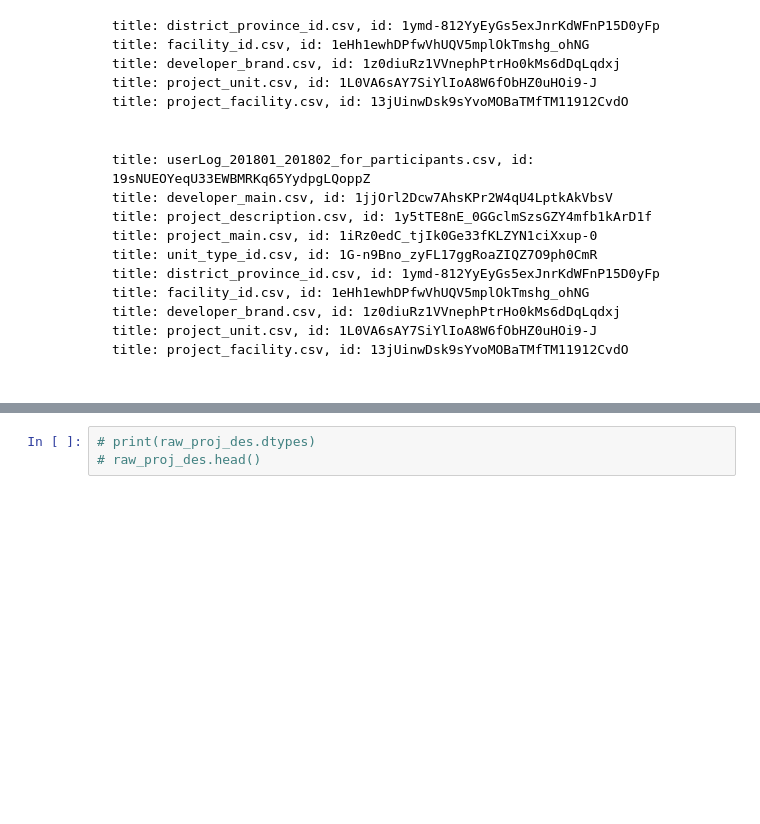
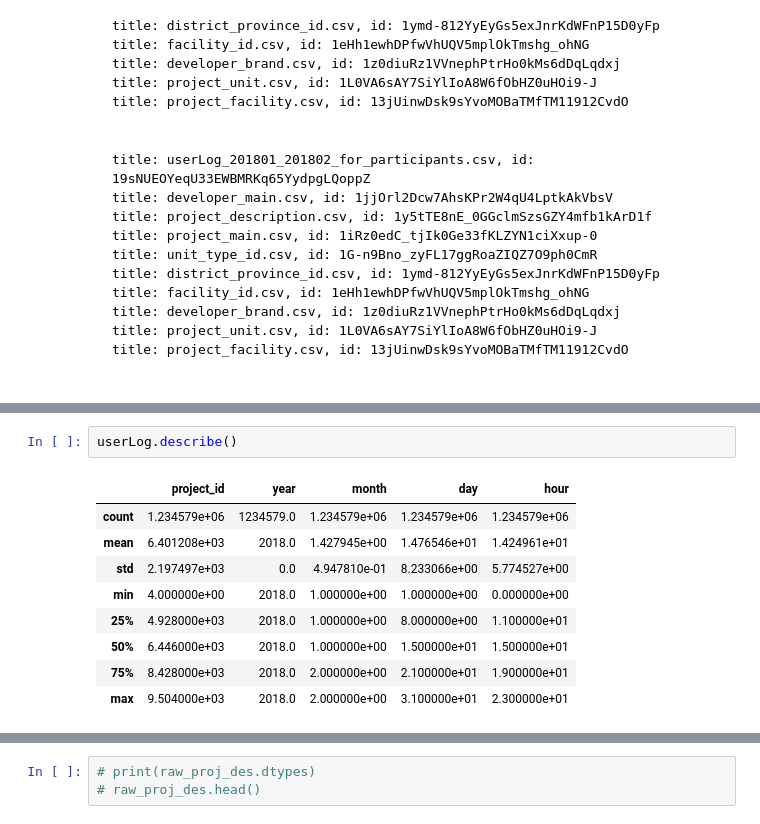
Before and after one commit to Pataweepr/applyML_vistec_2019, a Jupyter notebook: hw2_homeDotTech.ipynb, the cells around one changed output, grey strips where cells are left out. Cells and saved outputs as stored; diff of their text form; folded sections open; blank space fills up the shorter version.

```diff
--- a/hw2_homeDotTech.ipynb
+++ b/hw2_homeDotTech.ipynb
@@ -101,0 +135,12 @@ project_facility = readDataFromDrive_HDT_single_col('13jUinwDsk9sYvoMOBaTMfTM119
+# %%
+userLog.describe()
+# %% [output]
+|  | project_id | year | month | day | hour |
+| count | 1.234579e+06 | 1234579.0 | 1.234579e+06 | 1.234579e+06 | 1.234579e+06 |
+| mean | 6.401208e+03 | 2018.0 | 1.427945e+00 | 1.476546e+01 | 1.424961e+01 |
+| std | 2.197497e+03 | 0.0 | 4.947810e-01 | 8.233066e+00 | 5.774527e+00 |
+| min | 4.000000e+00 | 2018.0 | 1.000000e+00 | 1.000000e+00 | 0.000000e+00 |
+| 25% | 4.928000e+03 | 2018.0 | 1.000000e+00 | 8.000000e+00 | 1.100000e+01 |
+| 50% | 6.446000e+03 | 2018.0 | 1.000000e+00 | 1.500000e+01 | 1.500000e+01 |
+| 75% | 8.428000e+03 | 2018.0 | 2.000000e+00 | 2.100000e+01 | 1.900000e+01 |
+| max | 9.504000e+03 | 2018.0 | 2.000000e+00 | 3.100000e+01 | 2.300000e+01 |
```
Also changed, not shown: parts of 35 cells of this notebook.
